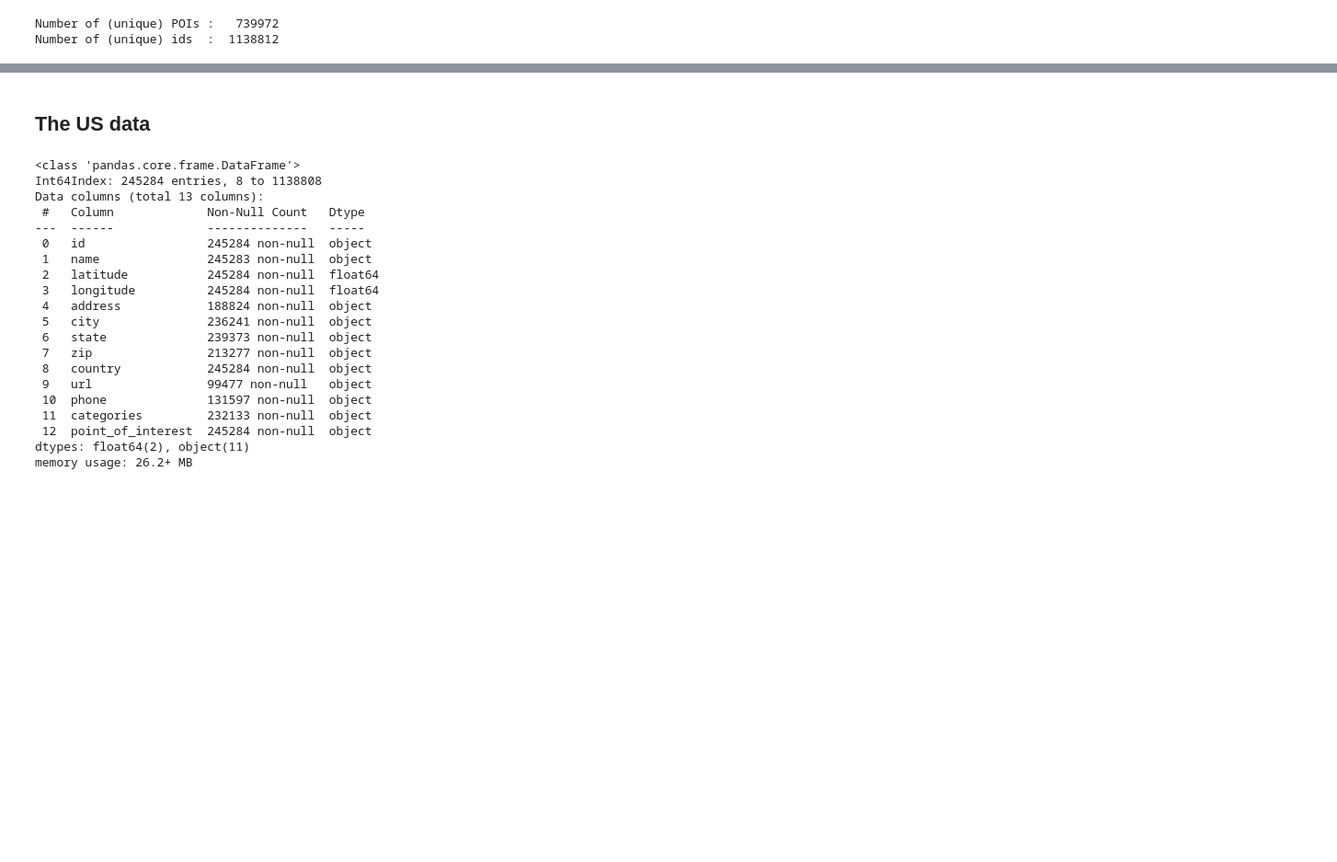
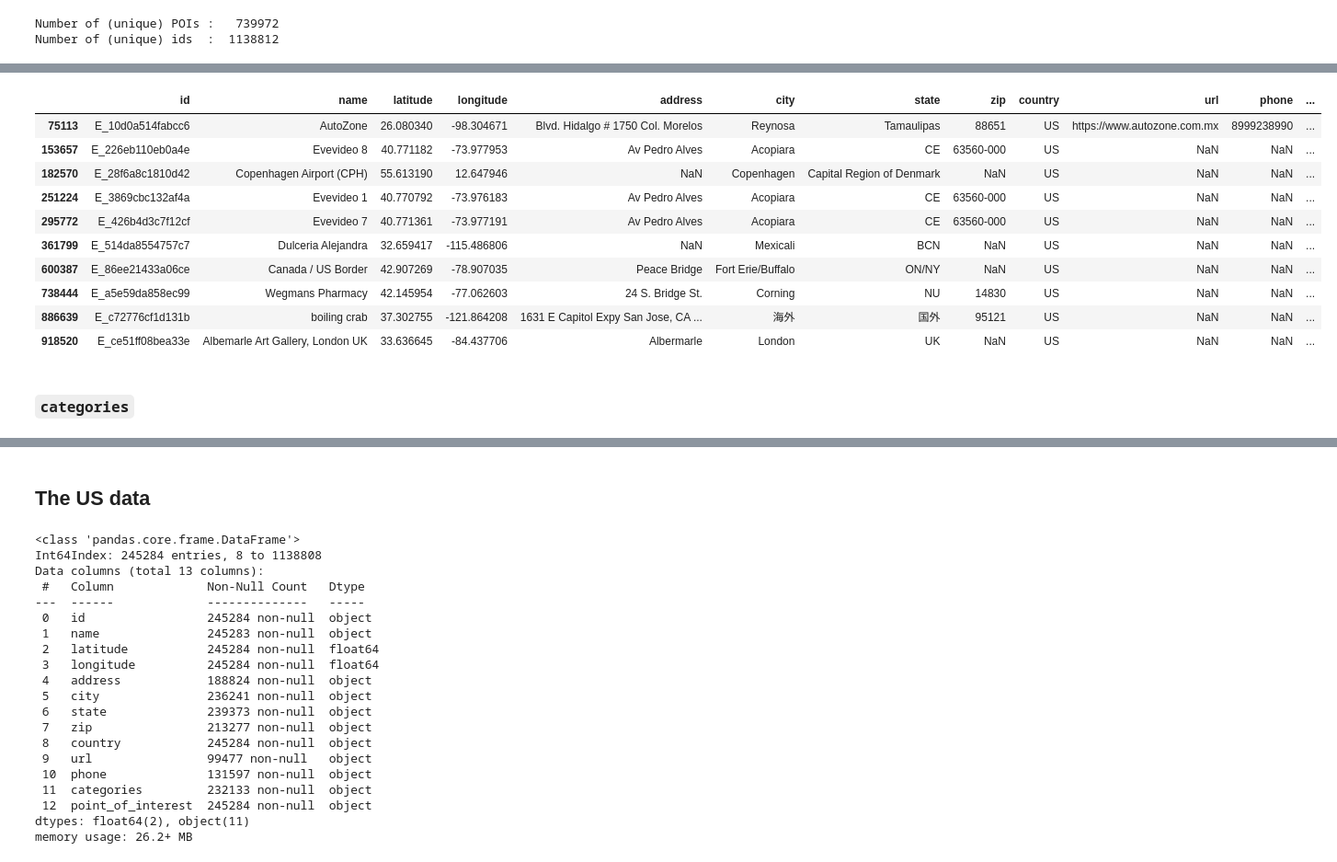
Before and after one commit to gormantt/foursquare-location-matching, a Jupyter notebook: group_code/2022.05.25_train_and_pairs_eda.ipynb, the cells around one changed output, grey strips where cells are left out. Shown at 92% size. Cells and saved outputs as stored; diff of their text form; code cells hidden in the pictures; blank space fills up the shorter version.

```diff
--- a/group_code/2022.05.25_train_and_pairs_eda.ipynb
+++ b/group_code/2022.05.25_train_and_pairs_eda.ipynb
@@ -443,0 +517,18 @@ plt.show()
+# %%
+# Drop these.
+filter_set = ['国外','UK','CE','ON/NY','Capital Region of Denmark','BCN','Tamaulipas','NU']
+df_us[df_us['state'].isin(filter_set)]
+# %% [output]
+|  | id | name | latitude | longitude | address | city | state | zip | country | url | phone | ... |
+| 75113 | E_10d0a514fabcc6 | AutoZone | 26.080340 | -98.304671 | Blvd. Hidalgo # 1750 Col. Morelos | Reynosa | Tamaulipas | 88651 | US | https://www.autozone.com.mx | 8999238990 | ... |
+| 153657 | E_226eb110eb0a4e | Evevideo 8 | 40.771182 | -73.977953 | Av Pedro Alves | Acopiara | CE | 63560-000 | US | NaN | NaN | ... |
+| 182570 | E_28f6a8c1810d42 | Copenhagen Airport (CPH) | 55.613190 | 12.647946 | NaN | Copenhagen | Capital Region of Denmark | NaN | US | NaN | NaN | ... |
+| 251224 | E_3869cbc132af4a | Evevideo 1 | 40.770792 | -73.976183 | Av Pedro Alves | Acopiara | CE | 63560-000 | US | NaN | NaN | ... |
+| 295772 | E_426b4d3c7f12cf | Evevideo 7 | 40.771361 | -73.977191 | Av Pedro Alves | Acopiara | CE | 63560-000 | US | NaN | NaN | ... |
+| 361799 | E_514da8554757c7 | Dulceria Alejandra | 32.659417 | -115.486806 | NaN | Mexicali | BCN | NaN | US | NaN | NaN | ... |
+| 600387 | E_86ee21433a06ce | Canada / US Border | 42.907269 | -78.907035 | Peace Bridge | Fort Erie/Buffalo | ON/NY | NaN | US | NaN | NaN | ... |
+| 738444 | E_a5e59da858ec99 | Wegmans Pharmacy | 42.145954 | -77.062603 | 24 S. Bridge St. | Corning | NU | 14830 | US | NaN | NaN | ... |
+| 886639 | E_c72776cf1d131b | boiling crab | 37.302755 | -121.864208 | 1631 E Capitol Expy San Jose, CA ... | 海外 | 国外 | 95121 | US | NaN | NaN | ... |
+| 918520 | E_ce51ff08bea33e | Albemarle Art Gallery, London UK | 33.636645 | -84.437706 | Albermarle | London | UK | NaN | US | NaN | NaN | ... |
+# %% [markdown]
+### `categories`
```
Also changed, not shown: parts of 43 cells of this notebook.
